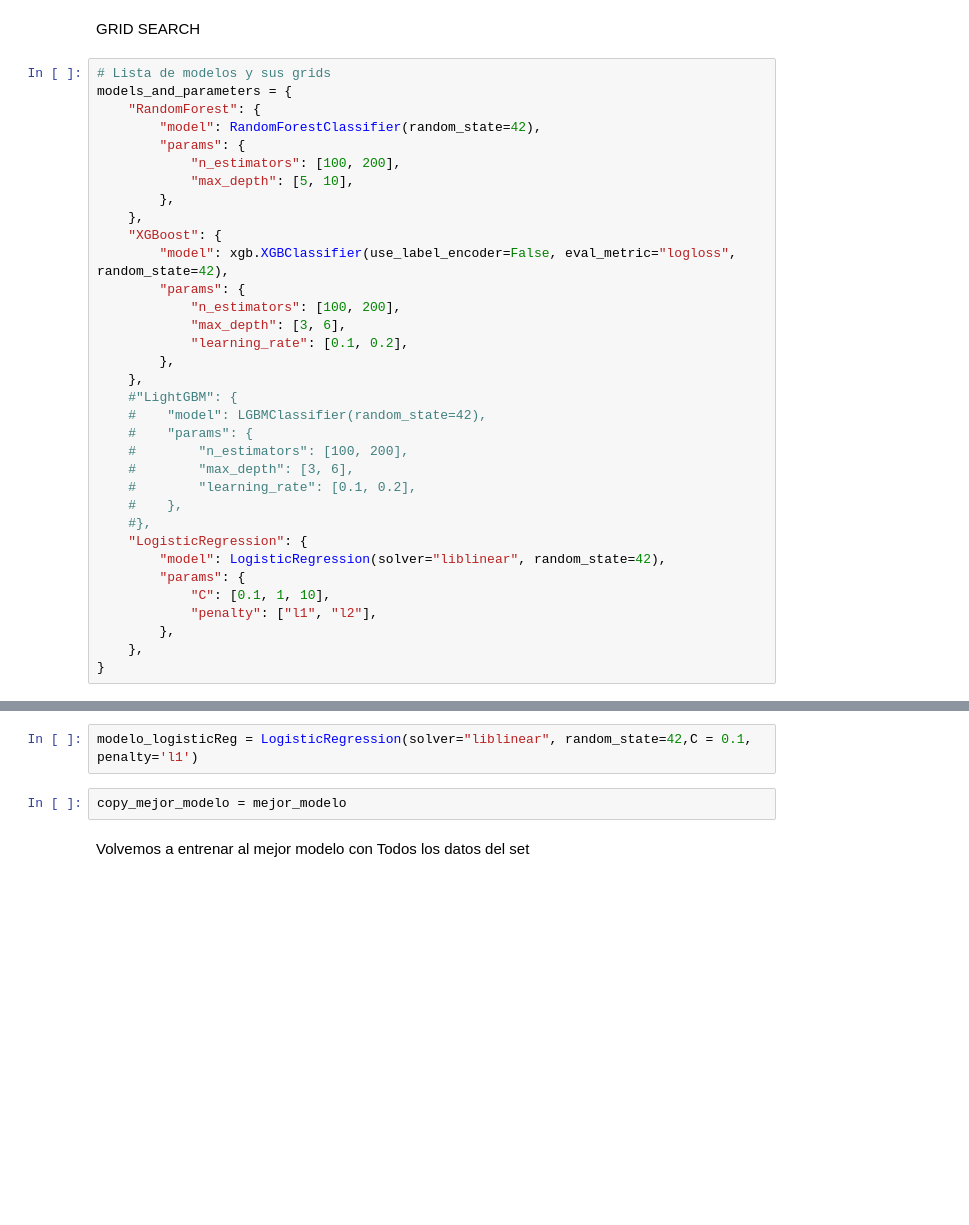
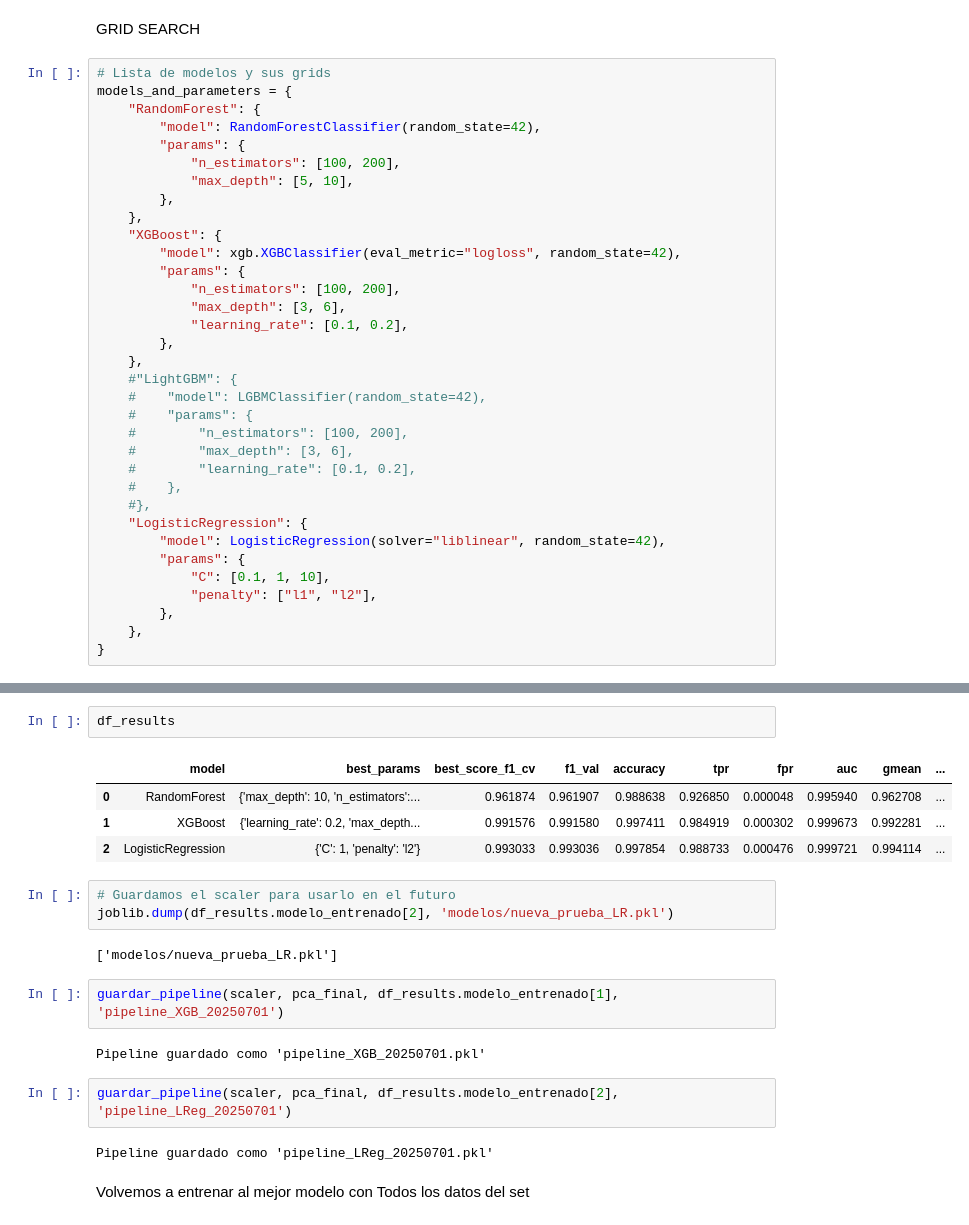
Before and after one commit to joacoguerrae/obligatorio_ml_para_ia, a Jupyter notebook: Pruebas Joaco Notebook.ipynb, the cells around one changed output, grey strips where cells are left out. Drawn from its saved outputs; the diff is of its cells as text; blank space fills up the shorter version.

```diff
--- a/Pruebas Joaco Notebook.ipynb
+++ b/Pruebas Joaco Notebook.ipynb
@@ -509,7 +521,7 @@ models_and_parameters = {
         },
     },
     "XGBoost": {
-        "model": xgb.XGBClassifier(use_label_encoder=False, eval_metric="logloss", random_state=42),
+        "model": xgb.XGBClassifier(eval_metric="logloss", random_state=42),
         "params": {
             "n_estimators": [100, 200],
             "max_depth": [3, 6],
@@ -640,7 +634,23 @@ Mejores hiperparámetros:
-# %%
-modelo_logisticReg = LogisticRegression(solver="liblinear", random_state=42,C = 0.1, penalty='l1')
-# %%
-copy_mejor_modelo = mejor_modelo
+# %%
+df_results
+# %% [output]
+|  | model | best_params | best_score_f1_cv | f1_val | accuracy | tpr | fpr | auc | gmean | ... |
+| 0 | RandomForest | {'max_depth': 10, 'n_estimators':... | 0.961874 | 0.961907 | 0.988638 | 0.926850 | 0.000048 | 0.995940 | 0.962708 | ... |
+| 1 | XGBoost | {'learning_rate': 0.2, 'max_depth... | 0.991576 | 0.991580 | 0.997411 | 0.984919 | 0.000302 | 0.999673 | 0.992281 | ... |
+| 2 | LogisticRegression | {'C': 1, 'penalty': 'l2'} | 0.993033 | 0.993036 | 0.997854 | 0.988733 | 0.000476 | 0.999721 | 0.994114 | ... |
+# %%
+# Guardamos el scaler para usarlo en el futuro
+joblib.dump(df_results.modelo_entrenado[2], 'modelos/nueva_prueba_LR.pkl')
+# %% [output]
+['modelos/nueva_prueba_LR.pkl']
+# %%
+guardar_pipeline(scaler, pca_final, df_results.modelo_entrenado[1], 'pipeline_XGB_20250701')
+# %% [output]
+Pipeline guardado como 'pipeline_XGB_20250701.pkl'
+# %%
+guardar_pipeline(scaler, pca_final, df_results.modelo_entrenado[2], 'pipeline_LReg_20250701')
+# %% [output]
+Pipeline guardado como 'pipeline_LReg_20250701.pkl'
 # %% [markdown]
 Volvemos a entrenar al mejor modelo con Todos los datos del set
 # %%
```
Also changed, not shown: parts of 32 cells of this notebook, 12 other files.
